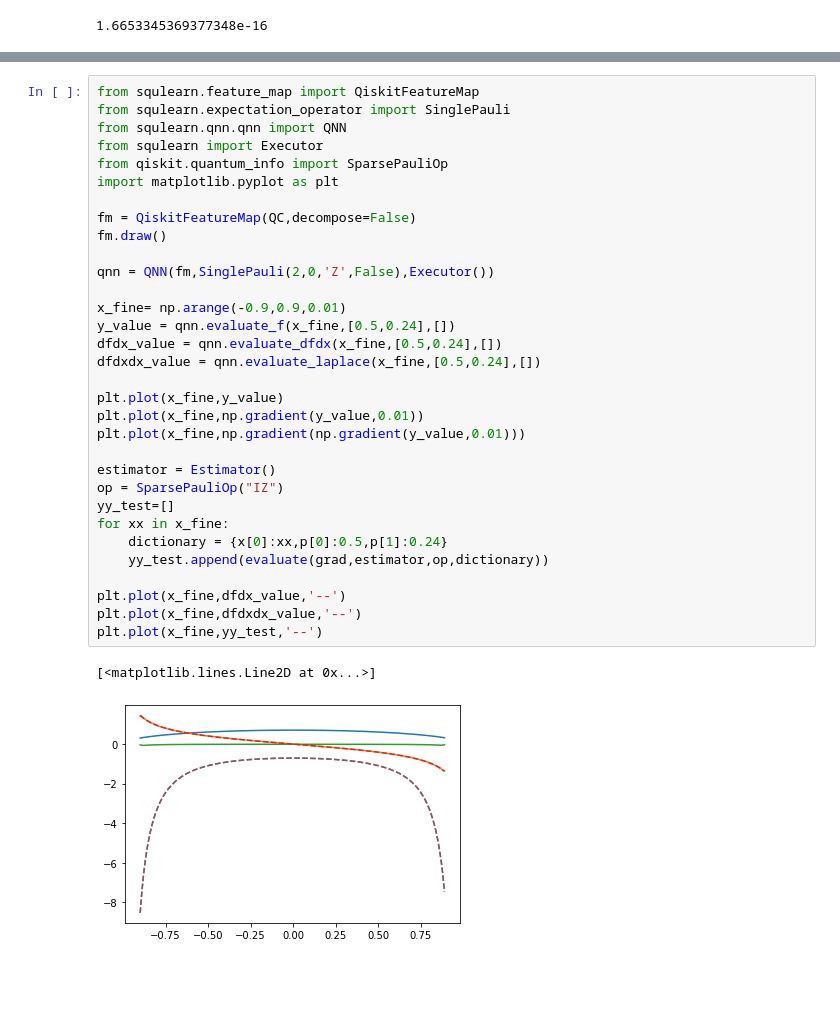
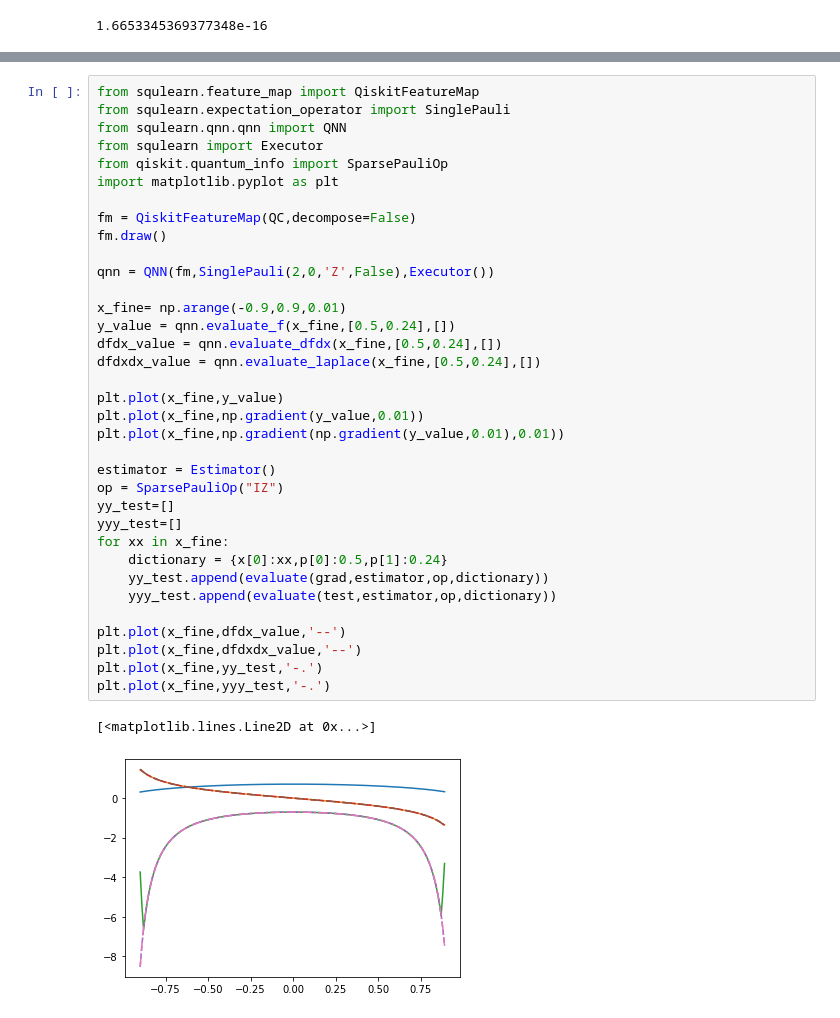
Before and after one commit to sQUlearn/squlearn, a Jupyter notebook: src/squlearn/opflow_mitigation/test_circuit_tree.ipynb, the cells around one changed output, grey strips where cells are left out. Cells and saved outputs as stored; diff of their text form; blank space fills up the shorter version.

```diff
--- a/src/squlearn/opflow_mitigation/test_circuit_tree.ipynb
+++ b/src/squlearn/opflow_mitigation/test_circuit_tree.ipynb
@@ -127,33 +127,36 @@ from squlearn.feature_map import QiskitFeatureMap
 from squlearn.expectation_operator import SinglePauli
 from squlearn.qnn.qnn import QNN
 from squlearn import Executor
 from qiskit.quantum_info import SparsePauliOp
 import matplotlib.pyplot as plt
 
 fm = QiskitFeatureMap(QC,decompose=False)
 fm.draw()
 
 qnn = QNN(fm,SinglePauli(2,0,'Z',False),Executor())
 
 x_fine= np.arange(-0.9,0.9,0.01)
 y_value = qnn.evaluate_f(x_fine,[0.5,0.24],[])
 dfdx_value = qnn.evaluate_dfdx(x_fine,[0.5,0.24],[])
 dfdxdx_value = qnn.evaluate_laplace(x_fine,[0.5,0.24],[])
 
 plt.plot(x_fine,y_value)
 plt.plot(x_fine,np.gradient(y_value,0.01))
-plt.plot(x_fine,np.gradient(np.gradient(y_value,0.01)))
+plt.plot(x_fine,np.gradient(np.gradient(y_value,0.01),0.01))
 
 estimator = Estimator()
 op = SparsePauliOp("IZ")
 yy_test=[]
+yyy_test=[]
 for xx in x_fine:
     dictionary = {x[0]:xx,p[0]:0.5,p[1]:0.24}
     yy_test.append(evaluate(grad,estimator,op,dictionary))
+    yyy_test.append(evaluate(test,estimator,op,dictionary))
 
 plt.plot(x_fine,dfdx_value,'--')
 plt.plot(x_fine,dfdxdx_value,'--')
-plt.plot(x_fine,yy_test,'--')
+plt.plot(x_fine,yy_test,'-.')
+plt.plot(x_fine,yyy_test,'-.')
 # %% [output]
 [<matplotlib.lines.Line2D at 0x...>]
-[figure, old version]
+[figure, new version]
```
Also changed, not shown: 1 other file.
